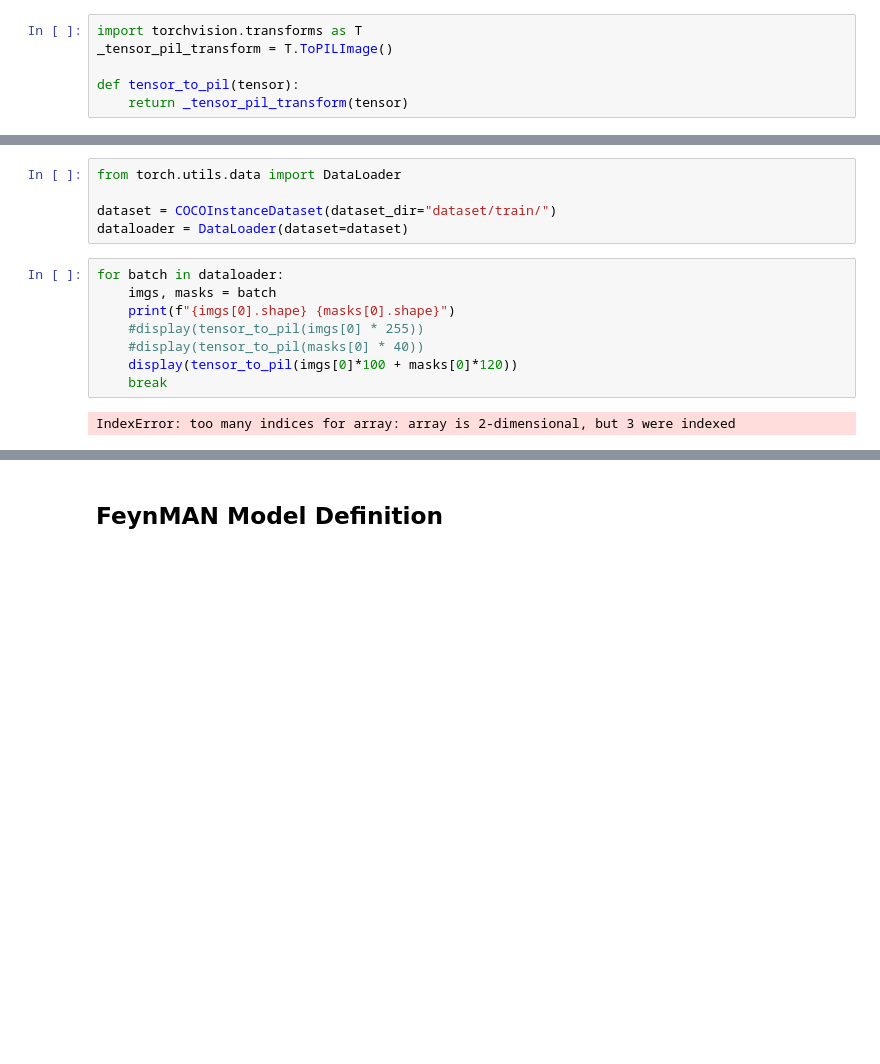
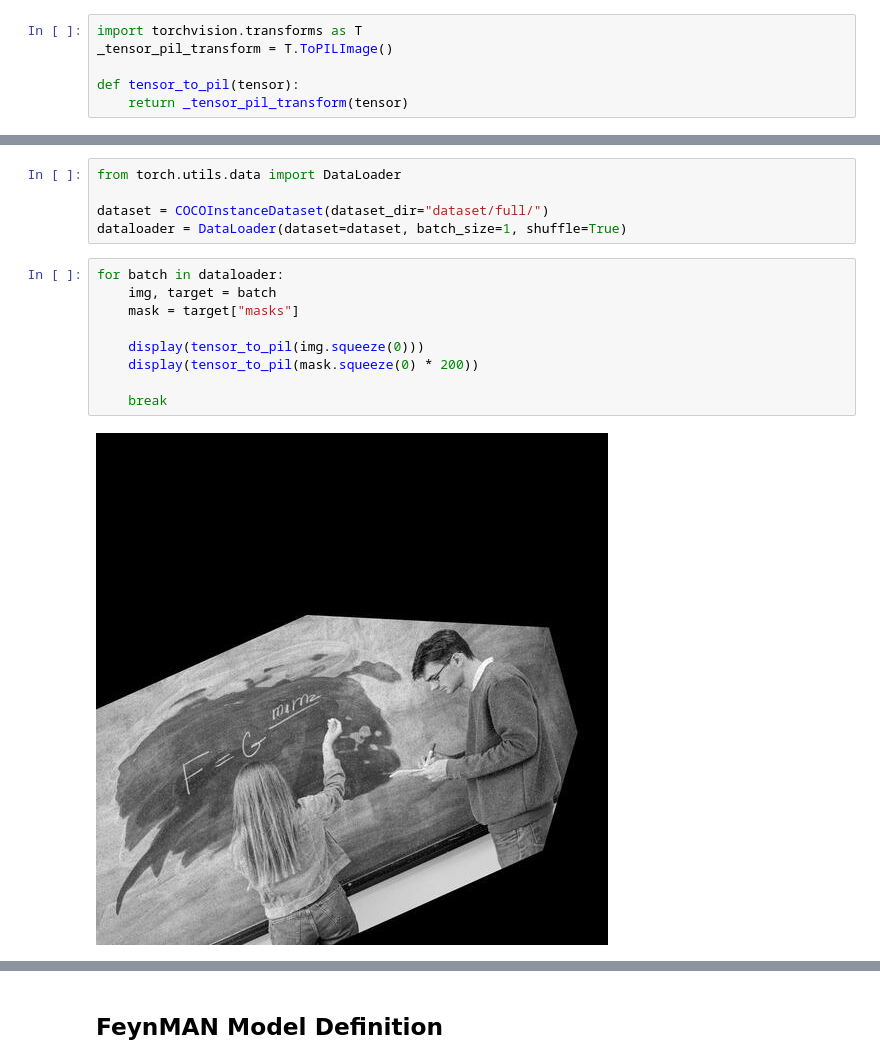
Before and after one commit to AlmTechSoftware/piper, a Jupyter notebook: training_data/research/feynman_2.ipynb, the cells around one changed output, grey strips where cells are left out. Saved outputs shown, nothing was run; the diff lists cells and outputs as text; blank space fills up the shorter version.

```diff
--- a/training_data/research/feynman_2.ipynb
+++ b/training_data/research/feynman_2.ipynb
@@ -129,15 +149,16 @@ class COCOInstanceDataset(Dataset):
 # %%
 from torch.utils.data import DataLoader
 
-dataset = COCOInstanceDataset(dataset_dir="dataset/train/")
-dataloader = DataLoader(dataset=dataset)
+dataset = COCOInstanceDataset(dataset_dir="dataset/full/")
+dataloader = DataLoader(dataset=dataset, batch_size=1, shuffle=True)
-# %%
-for batch in dataloader:
-    imgs, masks = batch
-    print(f"{imgs[0].shape} {masks[0].shape}")
-    #display(tensor_to_pil(imgs[0] * 255))
-    #display(tensor_to_pil(masks[0] * 40))
-    display(tensor_to_pil(imgs[0]*100 + masks[0]*120))
-    break
-# %% [output]
-IndexError: too many indices for array: array is 2-dimensional, but 3 were indexed
+# %%
+for batch in dataloader:
+    img, target = batch
+    mask = target["masks"]
+
+    display(tensor_to_pil(img.squeeze(0)))
+    display(tensor_to_pil(mask.squeeze(0) * 200))
+
+    break
+# %% [output]
+[figure, added]
```
Also changed, not shown: parts of 5 cells of this notebook, 1 other file.
